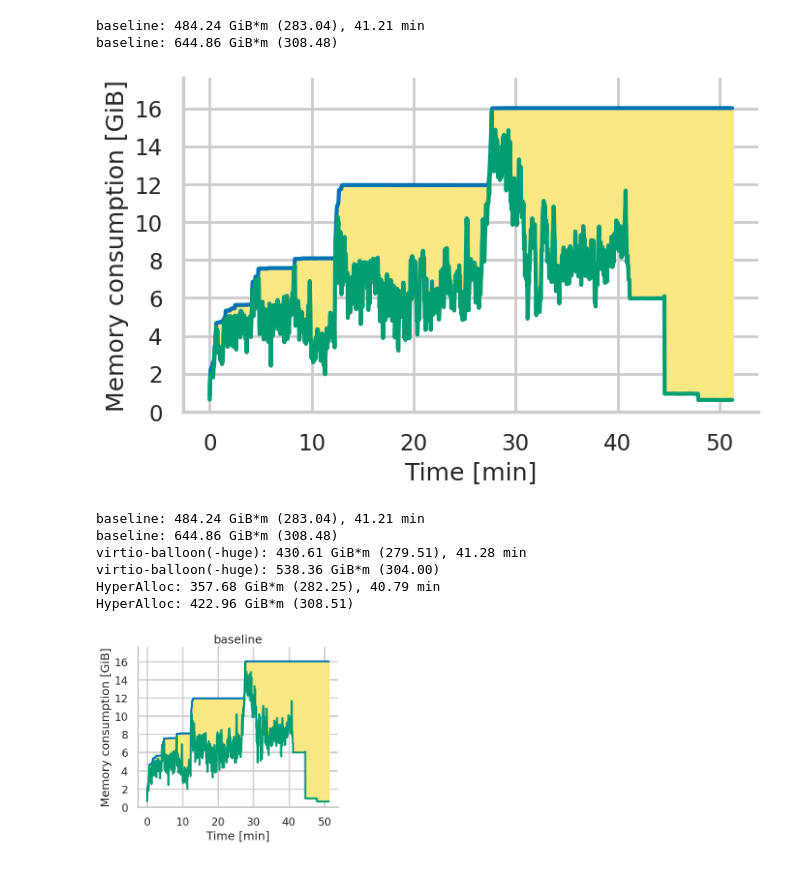
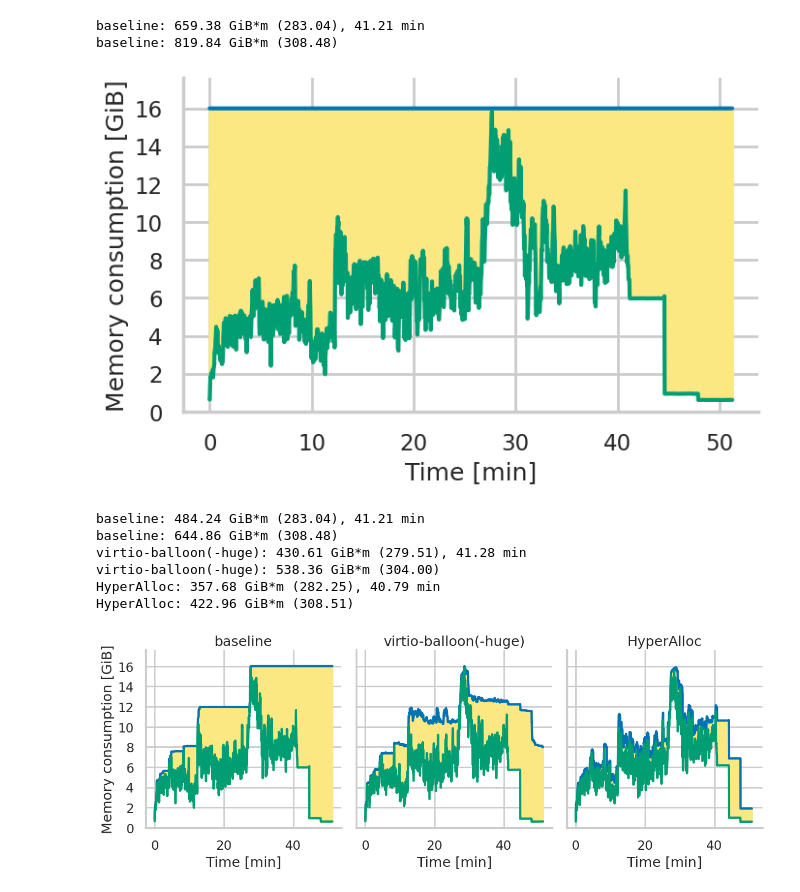
Before and after one commit to luhsra/hyperalloc-bench, a Jupyter notebook: talk.ipynb, the cells around one changed output. Drawn from its saved outputs; the diff is of its cells as text; code cells hidden in the pictures.

Commit message:
New and updated talk plots

```diff
--- a/talk.ipynb
+++ b/talk.ipynb
@@ -109,8 +109,12 @@ def relplot(
     area=False,
     hide: list[int] = [],
     measurement: str = "physical",
+    max_baseline=False,
 ) -> tuple[sns.FacetGrid, dict[str, float]]:
     data = data[(data["measurement"] == measurement) | (data["measurement"] == "used")]
+
+    if max_baseline:
+        data.loc[(data["measurement"] == measurement) & (data["mode"] == "baseline"), "bytes"] = max_mem
 
     col_wrap = min(col_wrap, len(data["mode"].unique()))
     hue_order = [measurement, "used"]
@@ -187,11 +191,12 @@ def visualize(
     hide=[],
     dref=False,
     measurement: str = "physical",
+    max_baseline=False,
 ) -> sns.FacetGrid:
     data, times = load_data(max_mem, modes)
     p, extra_keys = relplot(
         max_mem, data, times, aspect=aspect, height=height, col_wrap=col_wrap,
-        area=area, hide=hide, measurement=measurement)
+        area=area, hide=hide, measurement=measurement, max_baseline=max_baseline)
     if save_as:
         p.savefig(Path("compiling/out") / f"{save_as}.svg")
         if dref:
@@ -240,23 +245,23 @@ p = visualize(max_mem, {
     "baseline": Path("compiling/latest/clang-base-manual"),
     # "virtio-balloon": Path("compiling/latest-clang-base-auto"),
     # "HyperAlloc": Path("compiling/latest-clang-llfree-auto"),
-}, "talk-clang-base-1", height=5, aspect=1.5, area=True)
+}, "talk-clang-base-1", height=5, aspect=1.5, area=True, max_baseline=True)
 # %% [output]
-baseline: 484.24 GiB*m (283.04), 41.21 min
-baseline: 644.86 GiB*m (308.48)
+baseline: 659.38 GiB*m (283.04), 41.21 min
+baseline: 819.84 GiB*m (308.48)
-[figure, old version]
+[figure, new version]
 # %%
 max_mem = 16*1024**3
 p = visualize(max_mem, {
     "baseline": Path("compiling/latest/clang-base-manual"),
     "virtio-balloon(-huge)": Path("compiling/latest/clang-base-auto"),
     "HyperAlloc": Path("compiling/latest/clang-llfree-auto"),
-}, "talk-clang-0", hide=[1,2], area=True)
+}, "talk-clang", area=True, dref=True, height=5, aspect=0.85)
 # %% [output]
 baseline: 484.24 GiB*m (283.04), 41.21 min
 baseline: 644.86 GiB*m (308.48)
 virtio-balloon(-huge): 430.61 GiB*m (279.51), 41.28 min
 virtio-balloon(-huge): 538.36 GiB*m (304.00)
 HyperAlloc: 357.68 GiB*m (282.25), 40.79 min
 HyperAlloc: 422.96 GiB*m (308.51)
-[figure, old version]
+[figure, new version]
```
Also changed, not shown: parts of 3 cells of this notebook, 23 other files.
